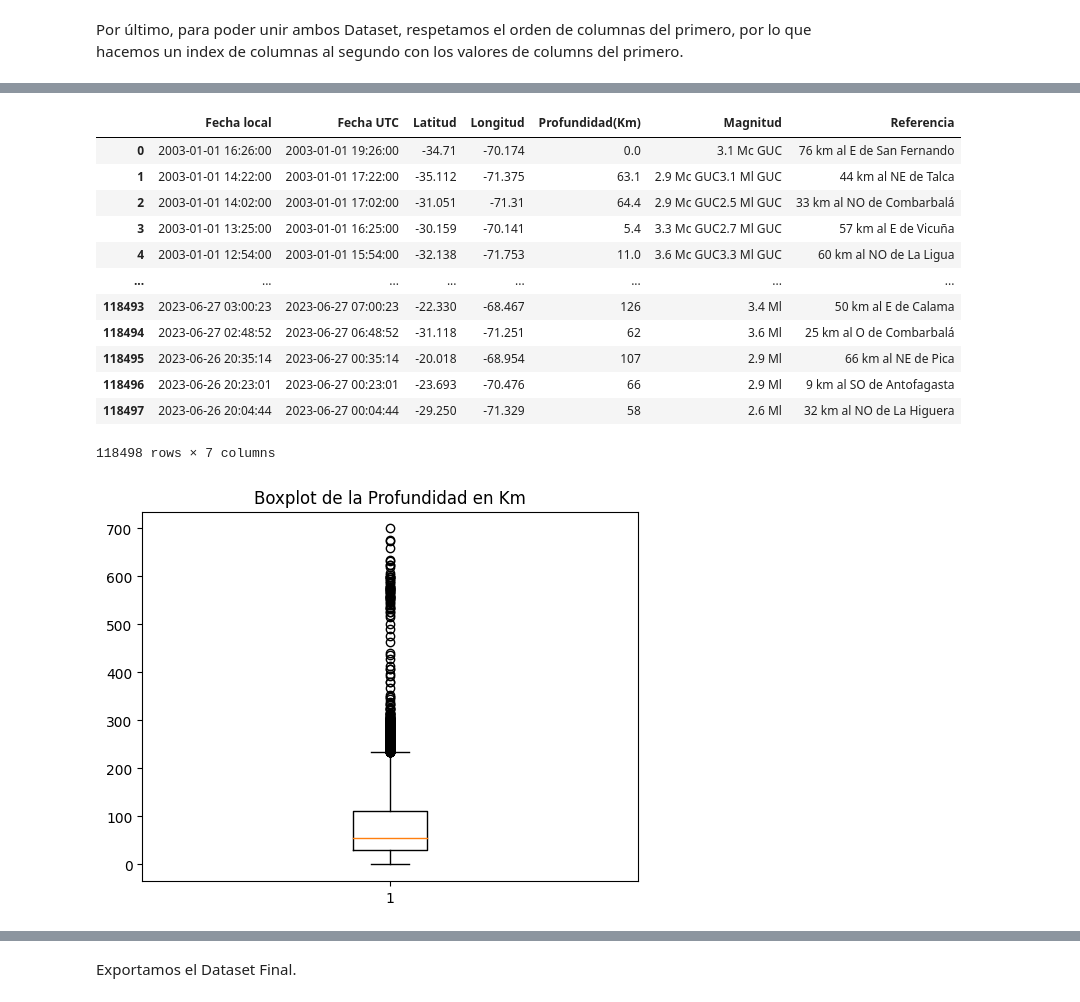
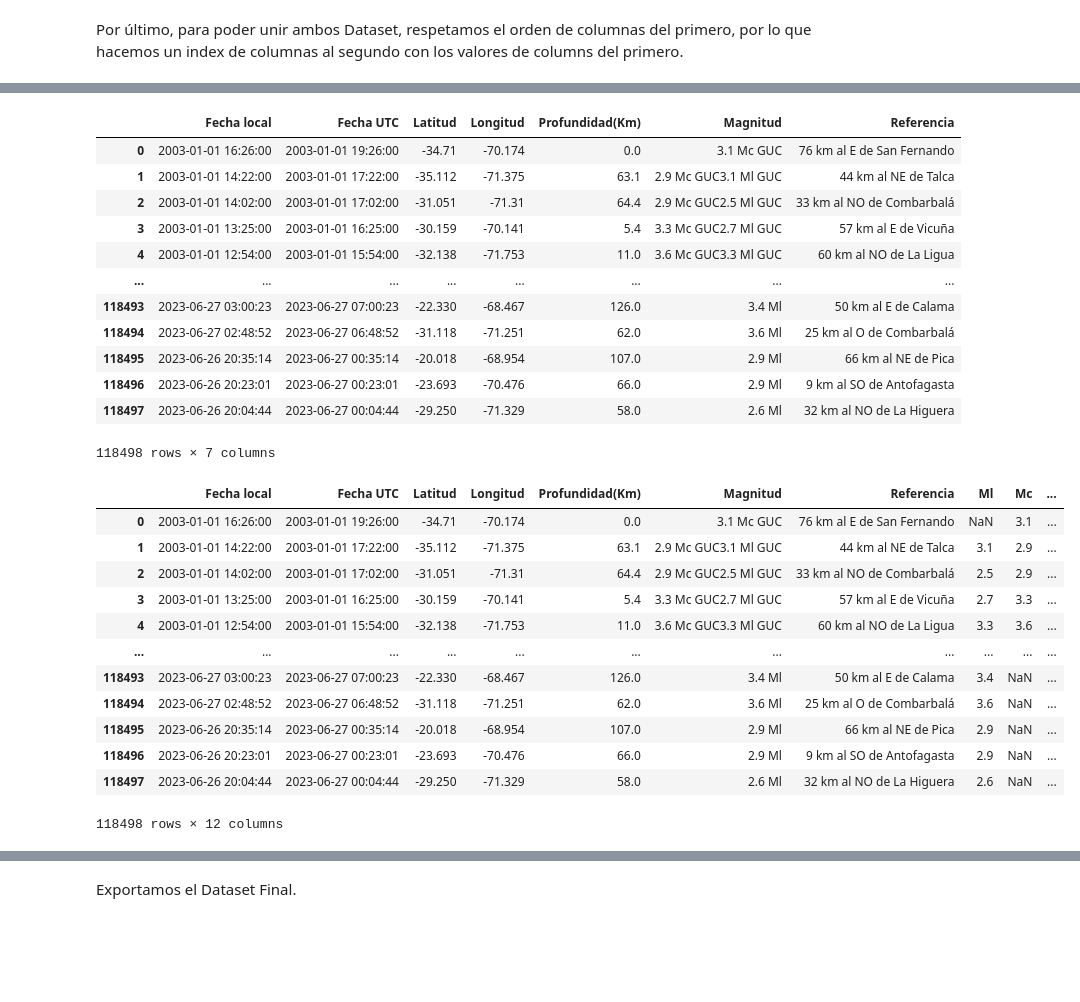
Before and after one commit to Macagonzalezamico/ProyectoSismo, a Jupyter notebook: code/eda/EDA Chile.ipynb, the cells around one changed output, grey strips where cells are left out. Cells and saved outputs as stored; diff of their text form; code cells hidden in the pictures; blank space fills up the shorter version.

Commit message:
Promedio Magnitudes

```diff
--- a/code/eda/EDA Chile.ipynb
+++ b/code/eda/EDA Chile.ipynb
@@ -153,6 +157,8 @@ SismosChile = SismosChile.reset_index(drop=True)
 SismosChile["Fecha local"] = pd.to_datetime(SismosChile["Fecha local"])
 
 SismosChile["Fecha UTC"] = pd.to_datetime(SismosChile["Fecha UTC"])
+# %%
+SismosChile["Profundidad(Km)"] = SismosChile["Profundidad(Km)"].astype(float)
 # %%
 SismosChile
 # %% [output]
@@ -163,15 +169,35 @@ SismosChile
 | 3 | 2003-01-01 13:25:00 | 2003-01-01 16:25:00 | -30.159 | -70.141 | 5.4 | 3.3 Mc GUC2.7 Ml GUC | 57 km al E de Vicuña |
 | 4 | 2003-01-01 12:54:00 | 2003-01-01 15:54:00 | -32.138 | -71.753 | 11.0 | 3.6 Mc GUC3.3 Ml GUC | 60 km al NO de La Ligua |
 | ... | ... | ... | ... | ... | ... | ... | ... |
-| 118493 | 2023-06-27 03:00:23 | 2023-06-27 07:00:23 | -22.330 | -68.467 | 126 | 3.4 Ml | 50 km al E de Calama |
-| 118494 | 2023-06-27 02:48:52 | 2023-06-27 06:48:52 | -31.118 | -71.251 | 62 | 3.6 Ml | 25 km al O de Combarbalá |
-| 118495 | 2023-06-26 20:35:14 | 2023-06-27 00:35:14 | -20.018 | -68.954 | 107 | 2.9 Ml | 66 km al NE de Pica |
-| 118496 | 2023-06-26 20:23:01 | 2023-06-27 00:23:01 | -23.693 | -70.476 | 66 | 2.9 Ml | 9 km al SO de Antofagasta |
-| 118497 | 2023-06-26 20:04:44 | 2023-06-27 00:04:44 | -29.250 | -71.329 | 58 | 2.6 Ml | 32 km al NO de La Higuera |
+| 118493 | 2023-06-27 03:00:23 | 2023-06-27 07:00:23 | -22.330 | -68.467 | 126.0 | 3.4 Ml | 50 km al E de Calama |
+| 118494 | 2023-06-27 02:48:52 | 2023-06-27 06:48:52 | -31.118 | -71.251 | 62.0 | 3.6 Ml | 25 km al O de Combarbalá |
+| 118495 | 2023-06-26 20:35:14 | 2023-06-27 00:35:14 | -20.018 | -68.954 | 107.0 | 2.9 Ml | 66 km al NE de Pica |
+| 118496 | 2023-06-26 20:23:01 | 2023-06-27 00:23:01 | -23.693 | -70.476 | 66.0 | 2.9 Ml | 9 km al SO de Antofagasta |
+| 118497 | 2023-06-26 20:04:44 | 2023-06-27 00:04:44 | -29.250 | -71.329 | 58.0 | 2.6 Ml | 32 km al NO de La Higuera |
 118498 rows × 7 columns
-# %%
-plt.boxplot(SismosChile["Profundidad(Km)"].astype(float))
-plt.title('Boxplot de la Profundidad en Km')
-plt.show()
-# %% [output]
-[figure, removed]
+# %%
+SismosChile["Ml"] = SismosChile["Magnitud"].apply(lambda x: float(re.findall(r'(\d+(?:\.\d+)?) Ml', x)[0]) if re.findall(r'(\d+(?:\.\d+)?) Ml', x) else None)
+
+SismosChile["Mc"] = SismosChile["Magnitud"].apply(lambda x: float(re.findall(r'(\d+(?:\.\d+)?) Mc', x)[0]) if re.findall(r'(\d+(?:\.\d+)?) Mc', x) else None)
+
+SismosChile["Mb"] = SismosChile["Magnitud"].apply(lambda x: float(re.findall(r'(\d+(?:\.\d+)?) Mb', x)[0]) if re.findall(r'(\d+(?:\.\d+)?) Mb', x) else None)
+
+SismosChile["Ms"] = SismosChile["Magnitud"].apply(lambda x: float(re.findall(r'(\d+(?:\.\d+)?) Ms', x)[0]) if re.findall(r'(\d+(?:\.\d+)?) Ms', x) else None)
+
+SismosChile["Mw"] = SismosChile["Magnitud"].apply(lambda x: float(re.findall(r'(\d+(?:\.\d+)?) Mw', x)[0]) if re.findall(r'(\d+(?:\.\d+)?) Mw', x) else None)
+# %%
+SismosChile
+# %% [output]
+|  | Fecha local | Fecha UTC | Latitud | Longitud | Profundidad(Km) | Magnitud | Referencia | Ml | Mc | ... |
+| 0 | 2003-01-01 16:26:00 | 2003-01-01 19:26:00 | -34.71 | -70.174 | 0.0 | 3.1 Mc GUC | 76 km al E de San Fernando | NaN | 3.1 | ... |
+| 1 | 2003-01-01 14:22:00 | 2003-01-01 17:22:00 | -35.112 | -71.375 | 63.1 | 2.9 Mc GUC3.1 Ml GUC | 44 km al NE de Talca | 3.1 | 2.9 | ... |
+| 2 | 2003-01-01 14:02:00 | 2003-01-01 17:02:00 | -31.051 | -71.31 | 64.4 | 2.9 Mc GUC2.5 Ml GUC | 33 km al NO de Combarbalá | 2.5 | 2.9 | ... |
+| 3 | 2003-01-01 13:25:00 | 2003-01-01 16:25:00 | -30.159 | -70.141 | 5.4 | 3.3 Mc GUC2.7 Ml GUC | 57 km al E de Vicuña | 2.7 | 3.3 | ... |
+| 4 | 2003-01-01 12:54:00 | 2003-01-01 15:54:00 | -32.138 | -71.753 | 11.0 | 3.6 Mc GUC3.3 Ml GUC | 60 km al NO de La Ligua | 3.3 | 3.6 | ... |
+| ... | ... | ... | ... | ... | ... | ... | ... | ... | ... | ... |
+| 118493 | 2023-06-27 03:00:23 | 2023-06-27 07:00:23 | -22.330 | -68.467 | 126.0 | 3.4 Ml | 50 km al E de Calama | 3.4 | NaN | ... |
+| 118494 | 2023-06-27 02:48:52 | 2023-06-27 06:48:52 | -31.118 | -71.251 | 62.0 | 3.6 Ml | 25 km al O de Combarbalá | 3.6 | NaN | ... |
+| 118495 | 2023-06-26 20:35:14 | 2023-06-27 00:35:14 | -20.018 | -68.954 | 107.0 | 2.9 Ml | 66 km al NE de Pica | 2.9 | NaN | ... |
+| 118496 | 2023-06-26 20:23:01 | 2023-06-27 00:23:01 | -23.693 | -70.476 | 66.0 | 2.9 Ml | 9 km al SO de Antofagasta | 2.9 | NaN | ... |
+| 118497 | 2023-06-26 20:04:44 | 2023-06-27 00:04:44 | -29.250 | -71.329 | 58.0 | 2.6 Ml | 32 km al NO de La Higuera | 2.6 | NaN | ... |
+118498 rows × 12 columns
```
Also changed, not shown: parts of 9 cells of this notebook, 1 other file.
